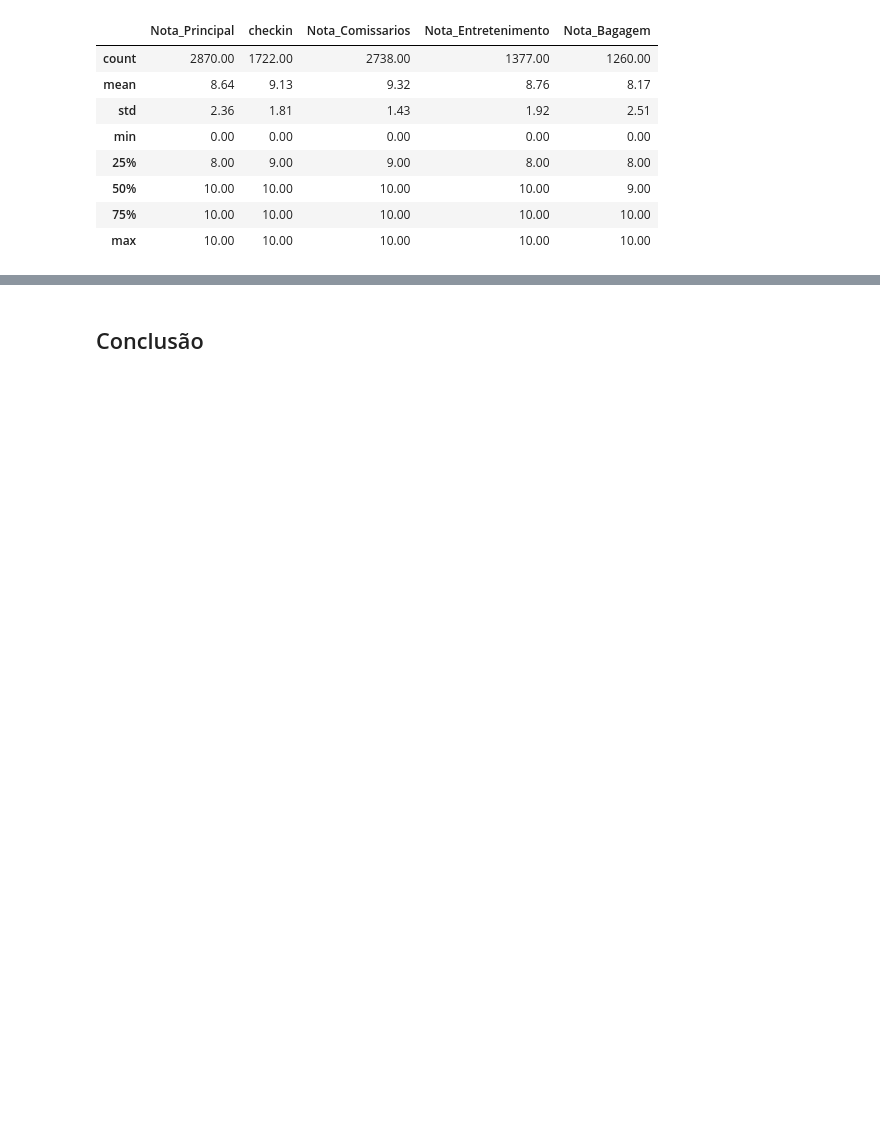
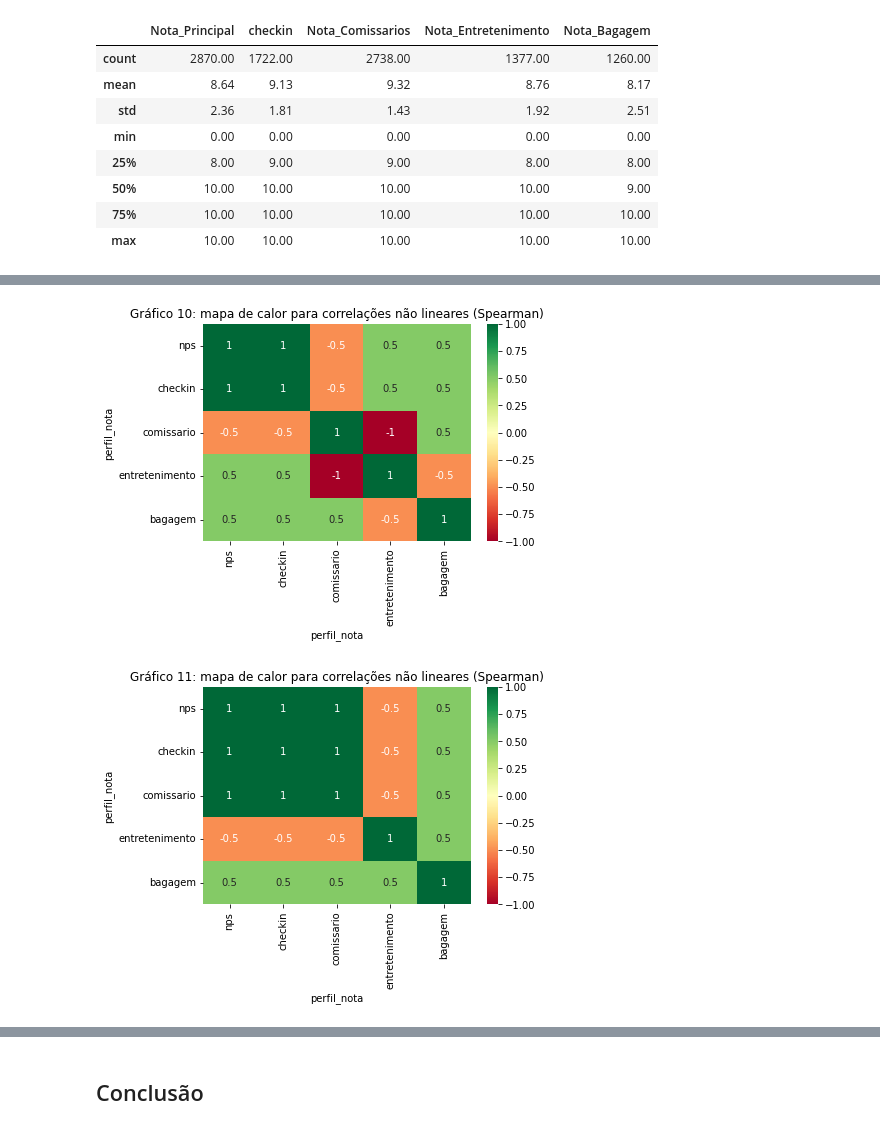
Before and after one commit to rknagao/azul, a Jupyter notebook: notebook.ipynb, the cells around one changed output, grey strips where cells are left out. Cells and saved outputs as stored; diff of their text form; code cells hidden in the pictures; blank space fills up the shorter version.

```diff
--- a/notebook.ipynb
+++ b/notebook.ipynb
@@ -461,2 +540,14 @@ plt.show()
+# %%
+# Correlação não linear das notas entre períodos
+fig = sns.heatmap(df_nps_merge.loc[df_nps_merge['periodo'] == 'q1'].corr(method='spearman'), vmin=-1, vmax=1, cmap='RdYlGn', annot=True)
+fig.set(title='Gráfico 10: mapa de calor para correlações não lineares (Spearman)')
+plt.show()
+
+fig = sns.heatmap(df_nps_merge.loc[df_nps_merge['periodo'] == 'q2'].corr(method='spearman'), vmin=-1, vmax=1, cmap='RdYlGn', annot=True)
+fig.set(title='Gráfico 11: mapa de calor para correlações não lineares (Spearman)')
+plt.show()
+# %% [output]
+[figure, added]
+[figure, added]
 # %%
 # Plot do NPS de todas as categorias.
```
Also changed, not shown: parts of 63 cells of this notebook.
